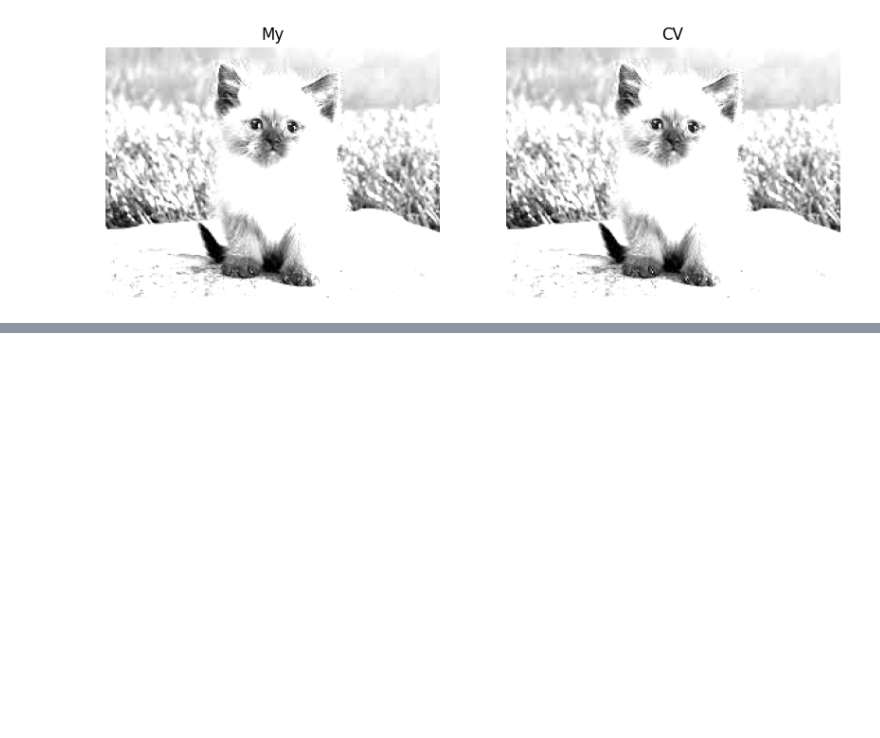
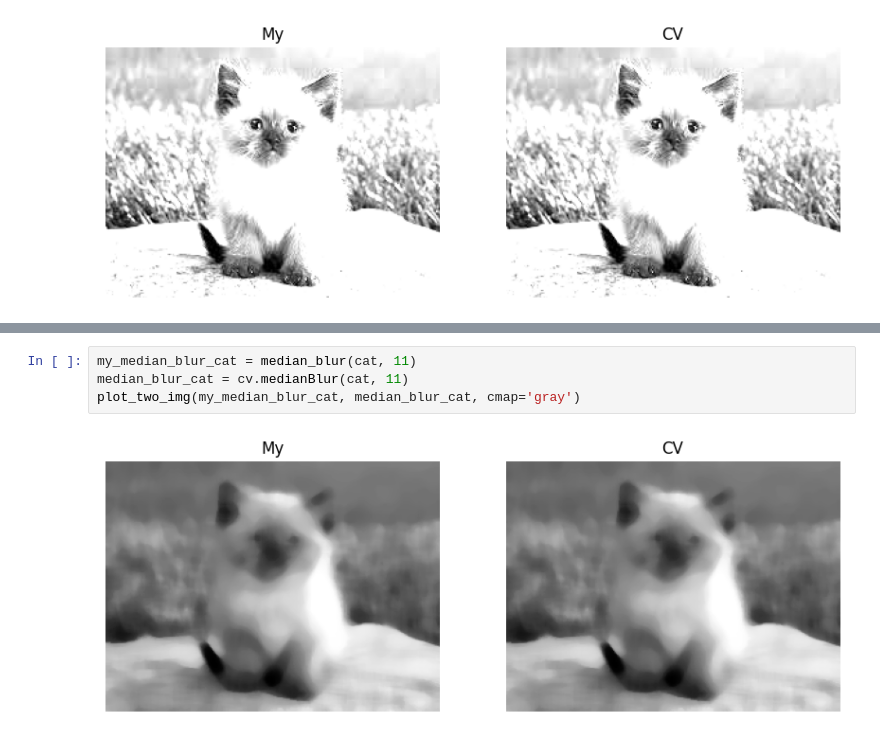
Before and after one commit to kozhik31/itmo-cv-labs, a Jupyter notebook: lab-2/lab2.ipynb, the cells around one changed output, grey strips where cells are left out. Saved outputs shown, nothing was run; the diff lists cells and outputs as text; blank space fills up the shorter version.

Commit message:
add blur, sobel, hists

```diff
--- a/lab-2/lab2.ipynb
+++ b/lab-2/lab2.ipynb
@@ -153,0 +231,6 @@ plot_two_img(my_truncate_cat, truncate_cat, cmap='gray')
+# %%
+my_median_blur_cat = median_blur(cat, 11)
+median_blur_cat = cv.medianBlur(cat, 11)
+plot_two_img(my_median_blur_cat, median_blur_cat, cmap='gray')
+# %% [output]
+[figure, added]
```
Also changed, not shown: parts of 15 cells of this notebook.
